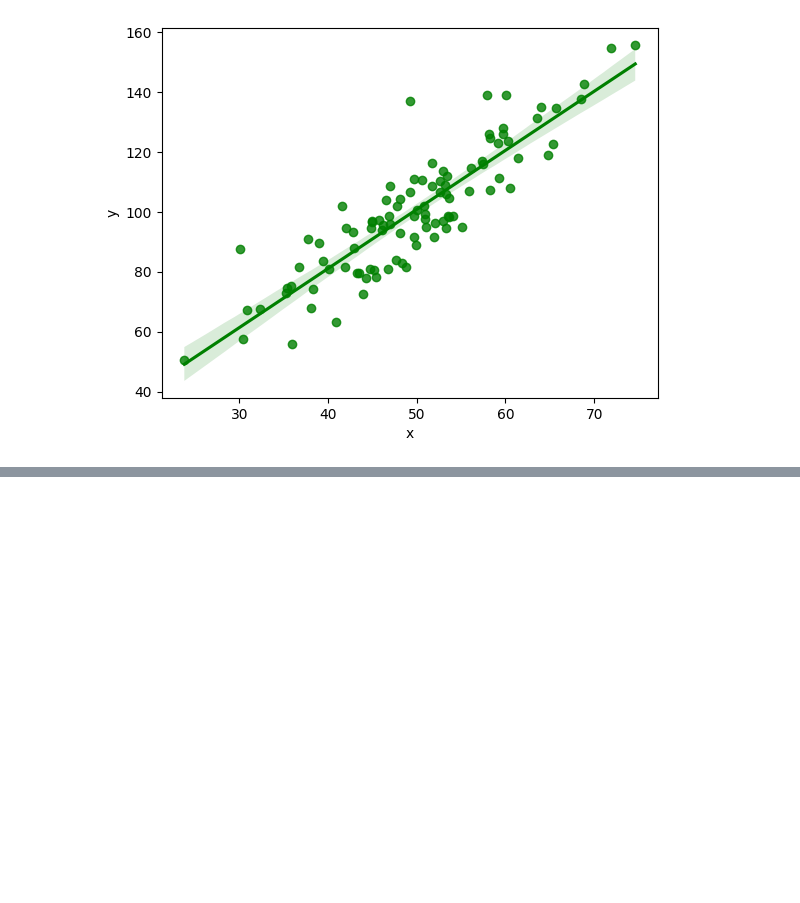
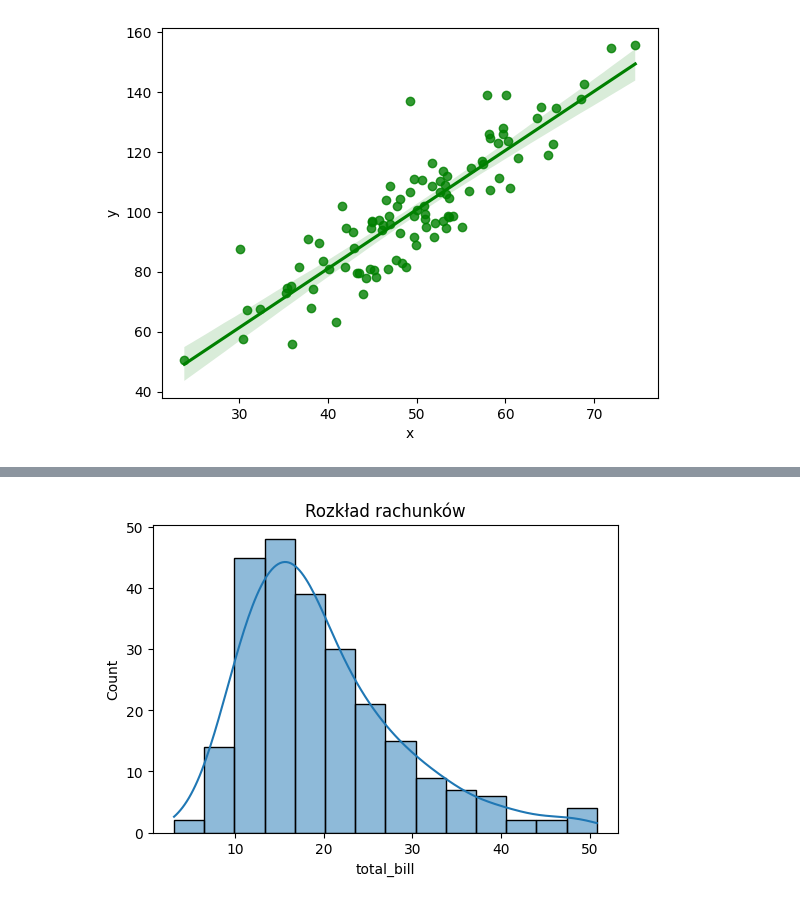
Before and after one commit to rajkonkret/analiza_danych_12_10_2026, a Jupyter notebook: analiza_danych_12_10_2026_dzien1.ipynb, the cells around one changed output, grey strips where cells are left out. Cells and saved outputs as stored; diff of their text form; code cells hidden in the pictures; blank space fills up the shorter version.

```diff
--- a/analiza_danych_12_10_2026_dzien1.ipynb
+++ b/analiza_danych_12_10_2026_dzien1.ipynb
@@ -3069,0 +3069,7 @@ plt.figure(figsize=(6,4))
+# %%
+plt.figure(figsize=(6,4))
+sns.histplot(data=tips, x="total_bill", kde=True)
+plt.title("Rozkład rachunków")
+plt.show()
+# %% [output]
+[figure, added]
```
Also changed, not shown: parts of 8 cells of this notebook.
